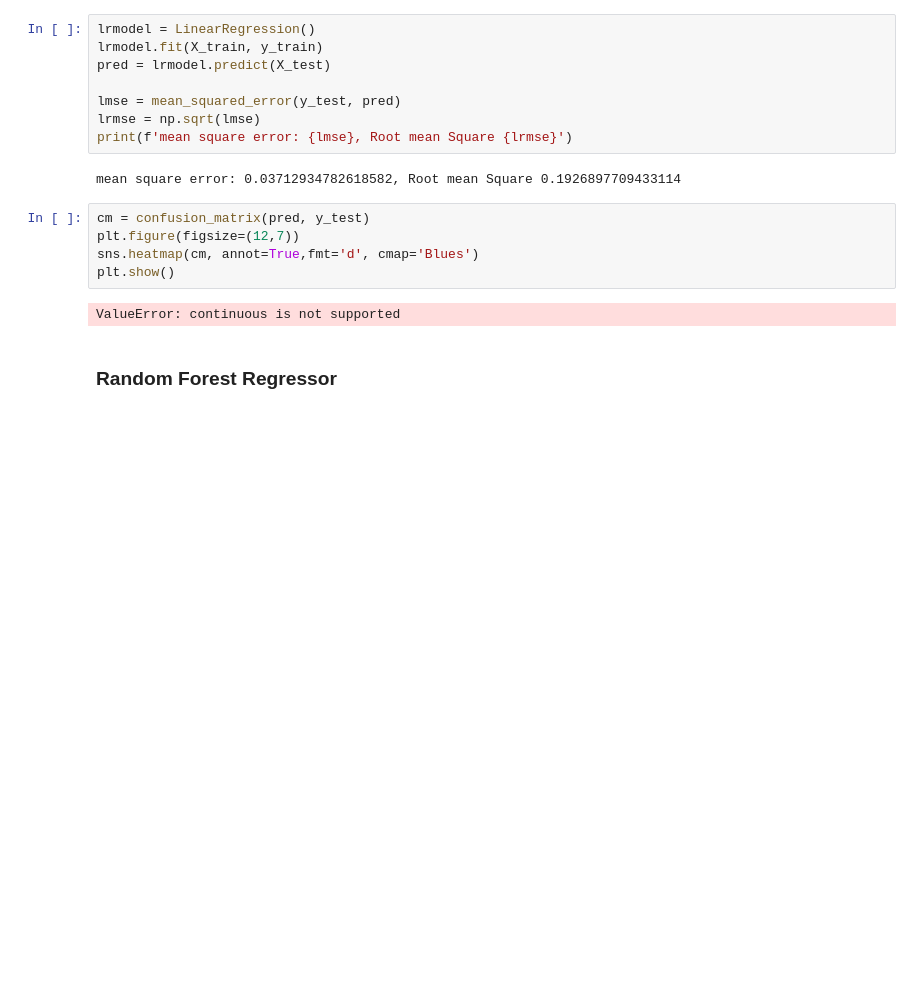
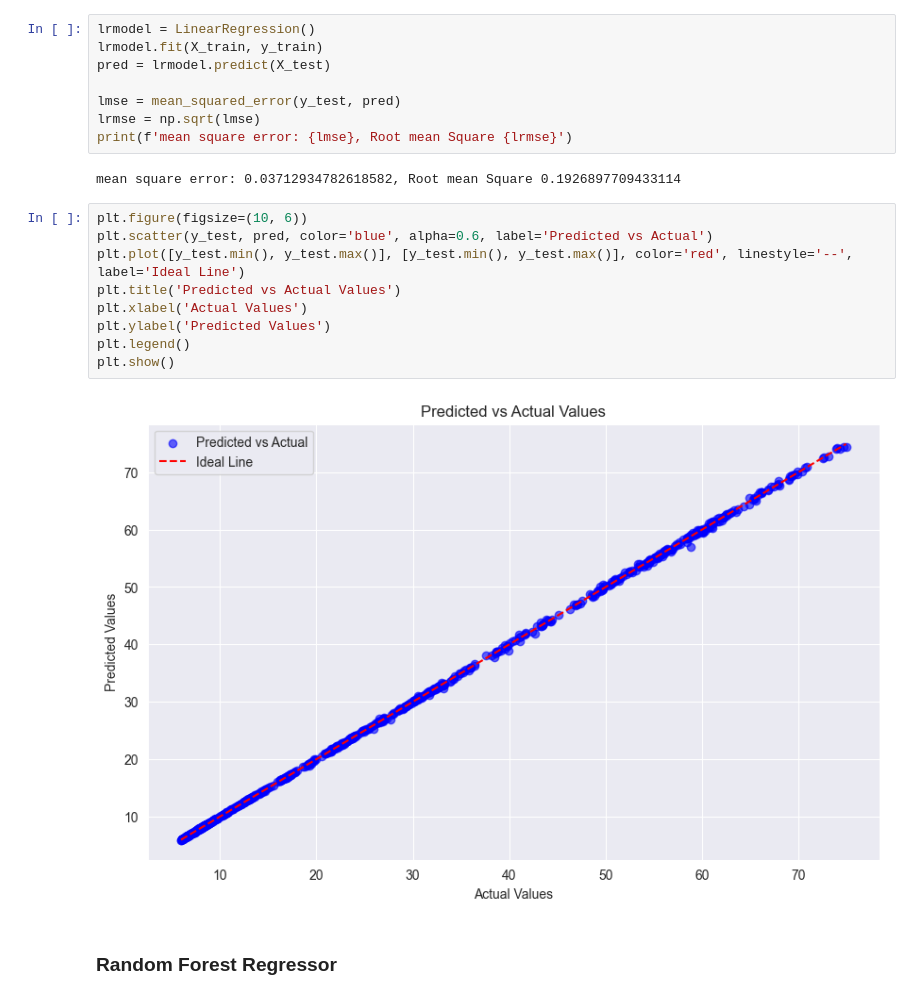
Before and after one commit to mertgenc0/mydsprojects, a Jupyter notebook: NasdaqDataS/nasdaqcompanies.ipynb, the cells around one changed output. Saved outputs shown, nothing was run; the diff lists cells and outputs as text; blank space fills up the shorter version.

```diff
--- a/NasdaqDataS/nasdaqcompanies.ipynb
+++ b/NasdaqDataS/nasdaqcompanies.ipynb
@@ -177,12 +175,16 @@ print(f'mean square error: {lmse}, Root mean Square {lrmse}')
 # %% [output]
 mean square error: 0.03712934782618582, Root mean Square 0.1926897709433114
 # %%
-cm = confusion_matrix(pred, y_test)
-plt.figure(figsize=(12,7))
-sns.heatmap(cm, annot=True,fmt='d', cmap='Blues')
+plt.figure(figsize=(10, 6))
+plt.scatter(y_test, pred, color='blue', alpha=0.6, label='Predicted vs Actual')
+plt.plot([y_test.min(), y_test.max()], [y_test.min(), y_test.max()], color='red', linestyle='--', label='Ideal Line')
+plt.title('Predicted vs Actual Values')
+plt.xlabel('Actual Values')
+plt.ylabel('Predicted Values')
+plt.legend()
 plt.show()
 # %% [output]
-ValueError: continuous is not supported
+[figure, added]
 # %% [markdown]
 ### Random Forest Regressor
 # %%
```
Also changed, not shown: parts of 9 cells of this notebook, 2 other files.
